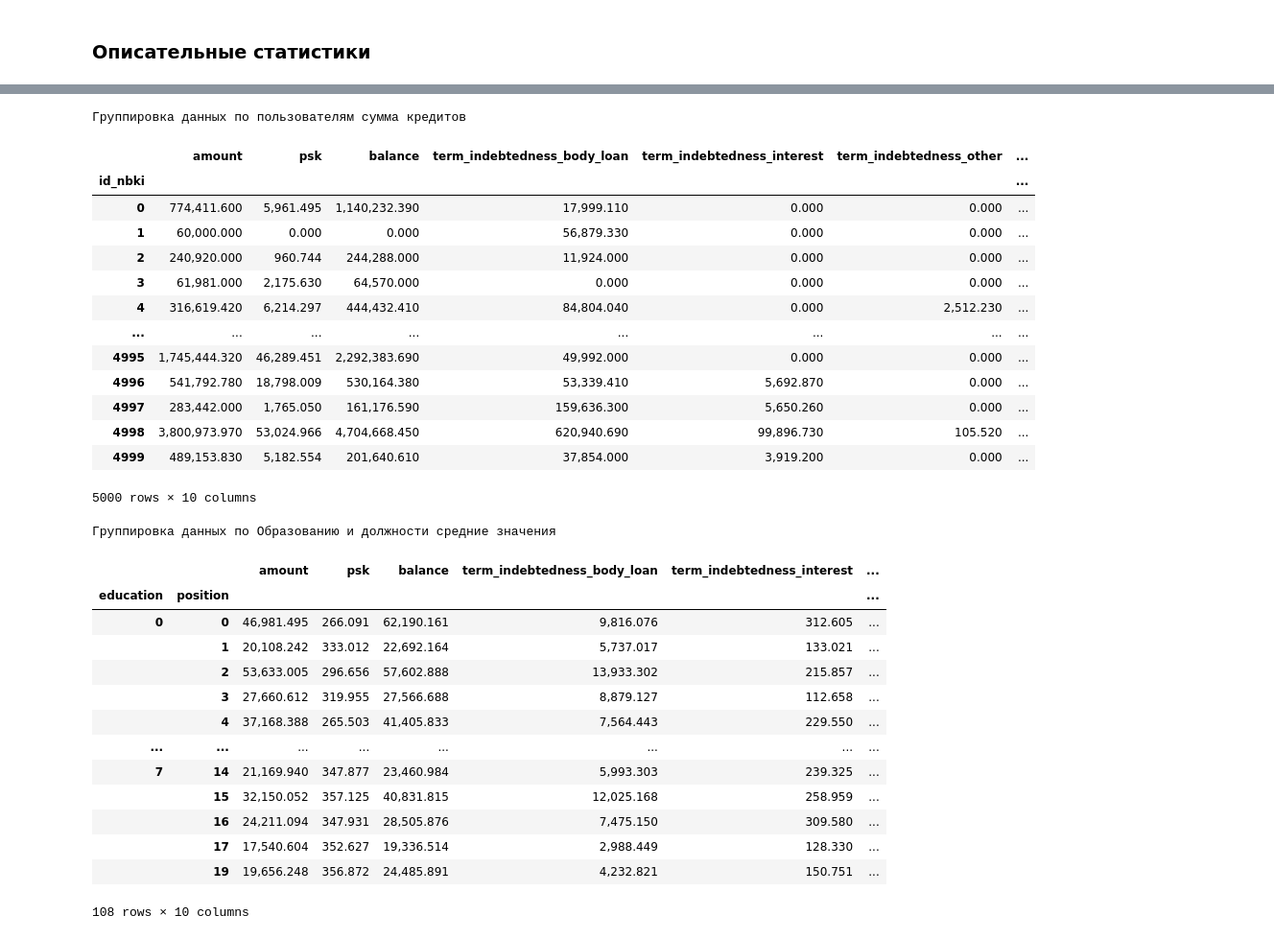
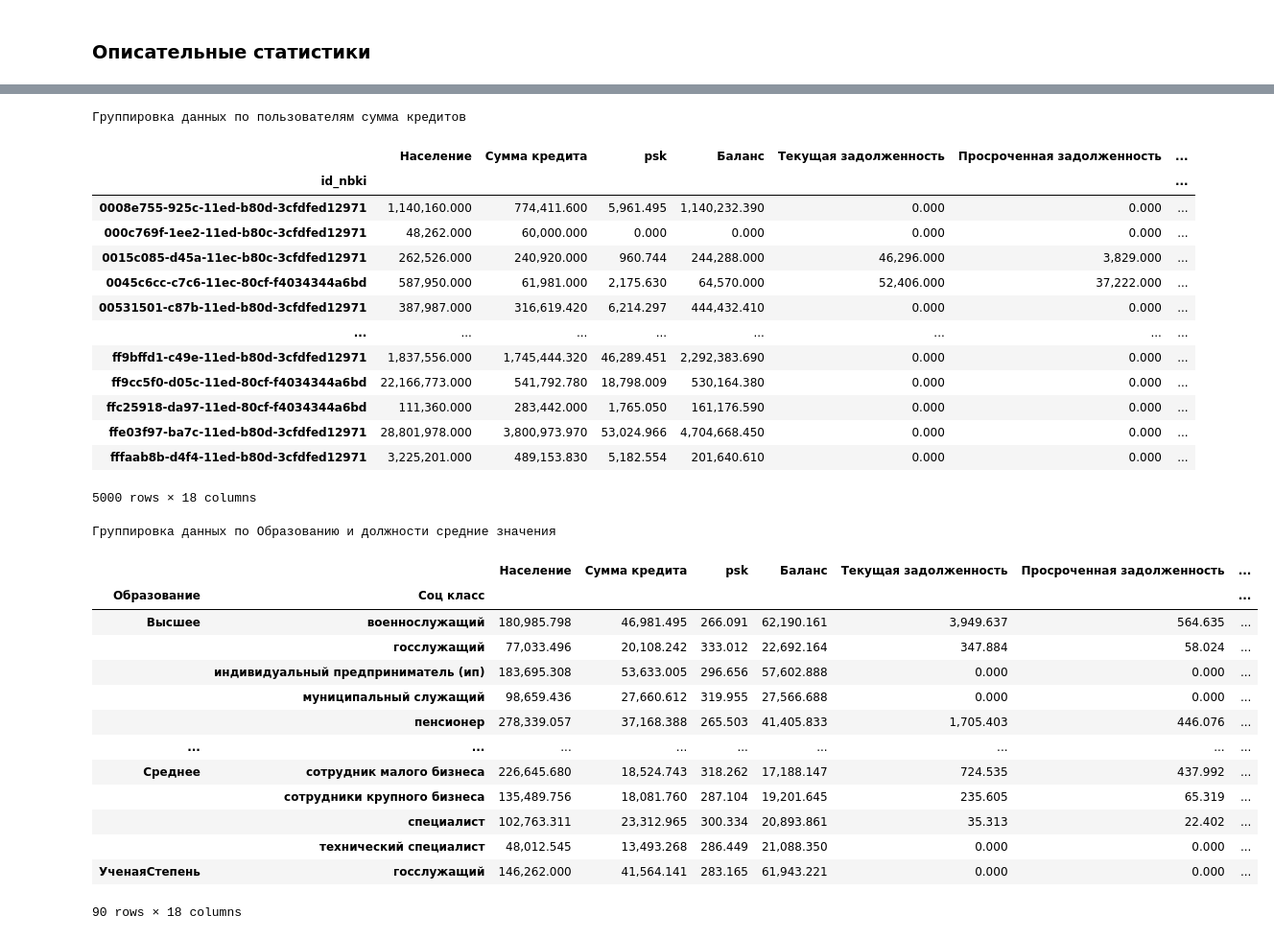
Before and after one commit to Mikhail-068/Scoring, a Jupyter notebook: VolkovKA/Pandas_скоринг_Good_клиентов.ipynb, the cells around one changed output, grey strips where cells are left out. Shown at 96% size. Drawn from its saved outputs; the diff is of its cells as text; code cells hidden in the pictures.

```diff
--- a/VolkovKA/Pandas_скоринг_Good_клиентов.ipynb
+++ b/VolkovKA/Pandas_скоринг_Good_клиентов.ipynb
@@ -16,7 +16,7 @@ Saving GoodClient.xlsx to GoodClient.xlsx
 # %%
-dataG = pd.read_excel("GoodClient.xlsx", header=2)
+dataG = pd.read_excel("GoodClient.xlsx", skiprows=[0, 1], header=0, sheet_name=0)
 data_g = dataG
-dataB = pd.read_excel("BadClient.xlsx", index_col=0, skiprows=[0, 1], header=0, sheet_name=0)
+dataB = pd.read_excel("BadClient.xlsx", skiprows=[0, 1], header=0, sheet_name=0)
 data_b = dataB
 # %%
 dataG
@@ -310,49 +305,49 @@ df_groupbyManMean
 # %%
 print("Группировка данных по пользователям сумма кредитов")
 df_groupbyManSum = dataG.groupby(['id_nbki']).sum()
-df_groupbyManSum = df_groupbyManSum[[
-                              "amount", "psk", "balance", "term_indebtedness_body_loan", "term_indebtedness_interest", "term_indebtedness_other",
-            "overdue_indebtedness_interest", "overdue_indebtedness_other", "maximum_amount_overdue_indebtedness", "amount_principal_debt_repaid"]]
+# df_groupbyManSum = df_groupbyManSum[[
+#                               "amount", "psk", "balance", "term_indebtedness_body_loan", "term_indebtedness_interest", "term_indebtedness_other",
+#             "overdue_indebtedness_interest", "overdue_indebtedness_other", "maximum_amount_overdue_indebtedness", "amount_principal_debt_repaid"]]
 df_groupbyManSum
 # %% [output]
 Группировка данных по пользователям сумма кредитов
-|  | amount | psk | balance | term_indebtedness_body_loan | term_indebtedness_interest | term_indebtedness_other | ... |
+|  | Население | Сумма кредита | psk | Баланс | Текущая задолженность | Просроченная задолженность | ... |
 | id_nbki |  |  |  |  |  |  | ... |
-| 0 | 774,411.600 | 5,961.495 | 1,140,232.390 | 17,999.110 | 0.000 | 0.000 | ... |
-| 1 | 60,000.000 | 0.000 | 0.000 | 56,879.330 | 0.000 | 0.000 | ... |
-| 2 | 240,920.000 | 960.744 | 244,288.000 | 11,924.000 | 0.000 | 0.000 | ... |
-| 3 | 61,981.000 | 2,175.630 | 64,570.000 | 0.000 | 0.000 | 0.000 | ... |
-| 4 | 316,619.420 | 6,214.297 | 444,432.410 | 84,804.040 | 0.000 | 2,512.230 | ... |
+| 0008e755-925c-11ed-b80d-3cfdfed12971 | 1,140,160.000 | 774,411.600 | 5,961.495 | 1,140,232.390 | 0.000 | 0.000 | ... |
+| 000c769f-1ee2-11ed-b80c-3cfdfed12971 | 48,262.000 | 60,000.000 | 0.000 | 0.000 | 0.000 | 0.000 | ... |
+| 0015c085-d45a-11ec-b80c-3cfdfed12971 | 262,526.000 | 240,920.000 | 960.744 | 244,288.000 | 46,296.000 | 3,829.000 | ... |
+| 0045c6cc-c7c6-11ec-80cf-f4034344a6bd | 587,950.000 | 61,981.000 | 2,175.630 | 64,570.000 | 52,406.000 | 37,222.000 | ... |
+| 00531501-c87b-11ed-b80d-3cfdfed12971 | 387,987.000 | 316,619.420 | 6,214.297 | 444,432.410 | 0.000 | 0.000 | ... |
 | ... | ... | ... | ... | ... | ... | ... | ... |
-| 4995 | 1,745,444.320 | 46,289.451 | 2,292,383.690 | 49,992.000 | 0.000 | 0.000 | ... |
-| 4996 | 541,792.780 | 18,798.009 | 530,164.380 | 53,339.410 | 5,692.870 | 0.000 | ... |
-| 4997 | 283,442.000 | 1,765.050 | 161,176.590 | 159,636.300 | 5,650.260 | 0.000 | ... |
-| 4998 | 3,800,973.970 | 53,024.966 | 4,704,668.450 | 620,940.690 | 99,896.730 | 105.520 | ... |
-| 4999 | 489,153.830 | 5,182.554 | 201,640.610 | 37,854.000 | 3,919.200 | 0.000 | ... |
+| ff9bffd1-c49e-11ed-b80d-3cfdfed12971 | 1,837,556.000 | 1,745,444.320 | 46,289.451 | 2,292,383.690 | 0.000 | 0.000 | ... |
+| ff9cc5f0-d05c-11ed-80cf-f4034344a6bd | 22,166,773.000 | 541,792.780 | 18,798.009 | 530,164.380 | 0.000 | 0.000 | ... |
+| ffc25918-da97-11ed-80cf-f4034344a6bd | 111,360.000 | 283,442.000 | 1,765.050 | 161,176.590 | 0.000 | 0.000 | ... |
+| ffe03f97-ba7c-11ed-b80d-3cfdfed12971 | 28,801,978.000 | 3,800,973.970 | 53,024.966 | 4,704,668.450 | 0.000 | 0.000 | ... |
+| fffaab8b-d4f4-11ed-b80d-3cfdfed12971 | 3,225,201.000 | 489,153.830 | 5,182.554 | 201,640.610 | 0.000 | 0.000 | ... |
-5000 rows × 10 columns
+5000 rows × 18 columns
 # %%
 print("Группировка данных по Образованию и должности средние значения")
-df_groupbyEdnPosMean = dataG.groupby(['education', 'position']).mean()
-df_groupbyEdnPosMean = df_groupbyEdnPosMean[[
-                              "amount", "psk", "balance", "term_indebtedness_body_loan", "term_indebtedness_interest", "term_indebtedness_other",
-            "overdue_indebtedness_interest", "overdue_indebtedness_other", "maximum_amount_overdue_indebtedness", "amount_principal_debt_repaid"]]
+df_groupbyEdnPosMean = dataG.groupby(['Образование', 'Соц класс']).mean()
+# df_groupbyEdnPosMean = df_groupbyEdnPosMean[[
+#                               "amount", "psk", "balance", "term_indebtedness_body_loan", "term_indebtedness_interest", "term_indebtedness_other",
+#             "overdue_indebtedness_interest", "overdue_indebtedness_other", "maximum_amount_overdue_indebtedness", "amount_principal_debt_repaid"]]
 df_groupbyEdnPosMean
 # %% [output]
 Группировка данных по Образованию и должности средние значения
-|  |  | amount | psk | balance | term_indebtedness_body_loan | term_indebtedness_interest | ... |
-| education | position |  |  |  |  |  | ... |
-| 0 | 0 | 46,981.495 | 266.091 | 62,190.161 | 9,816.076 | 312.605 | ... |
-|  | 1 | 20,108.242 | 333.012 | 22,692.164 | 5,737.017 | 133.021 | ... |
-|  | 2 | 53,633.005 | 296.656 | 57,602.888 | 13,933.302 | 215.857 | ... |
-|  | 3 | 27,660.612 | 319.955 | 27,566.688 | 8,879.127 | 112.658 | ... |
-|  | 4 | 37,168.388 | 265.503 | 41,405.833 | 7,564.443 | 229.550 | ... |
-| ... | ... | ... | ... | ... | ... | ... | ... |
-| 7 | 14 | 21,169.940 | 347.877 | 23,460.984 | 5,993.303 | 239.325 | ... |
-|  | 15 | 32,150.052 | 357.125 | 40,831.815 | 12,025.168 | 258.959 | ... |
-|  | 16 | 24,211.094 | 347.931 | 28,505.876 | 7,475.150 | 309.580 | ... |
-|  | 17 | 17,540.604 | 352.627 | 19,336.514 | 2,988.449 | 128.330 | ... |
-|  | 19 | 19,656.248 | 356.872 | 24,485.891 | 4,232.821 | 150.751 | ... |
+|  |  | Население | Сумма кредита | psk | Баланс | Текущая задолженность | Просроченная задолженность | ... |
+| Образование | Соц класс |  |  |  |  |  |  | ... |
+| Высшее | военнослужащий | 180,985.798 | 46,981.495 | 266.091 | 62,190.161 | 3,949.637 | 564.635 | ... |
+|  | госслужащий | 77,033.496 | 20,108.242 | 333.012 | 22,692.164 | 347.884 | 58.024 | ... |
+|  | индивидуальный предприниматель (ип) | 183,695.308 | 53,633.005 | 296.656 | 57,602.888 | 0.000 | 0.000 | ... |
+|  | муниципальный служащий | 98,659.436 | 27,660.612 | 319.955 | 27,566.688 | 0.000 | 0.000 | ... |
+|  | пенсионер | 278,339.057 | 37,168.388 | 265.503 | 41,405.833 | 1,705.403 | 446.076 | ... |
+| ... | ... | ... | ... | ... | ... | ... | ... | ... |
+| Среднее | сотрудник малого бизнеса | 226,645.680 | 18,524.743 | 318.262 | 17,188.147 | 724.535 | 437.992 | ... |
+|  | сотрудники крупного бизнеса | 135,489.756 | 18,081.760 | 287.104 | 19,201.645 | 235.605 | 65.319 | ... |
+|  | специалист | 102,763.311 | 23,312.965 | 300.334 | 20,893.861 | 35.313 | 22.402 | ... |
+|  | технический специалист | 48,012.545 | 13,493.268 | 286.449 | 21,088.350 | 0.000 | 0.000 | ... |
+| УченаяСтепень | госслужащий | 146,262.000 | 41,564.141 | 283.165 | 61,943.221 | 0.000 | 0.000 | ... |
-108 rows × 10 columns
+90 rows × 18 columns
 # %%
 #для вывода в формате бе е-7
 pd.options.display.float_format ='{:,.3f}'.format
```
Also changed, not shown: parts of 23 cells of this notebook.
